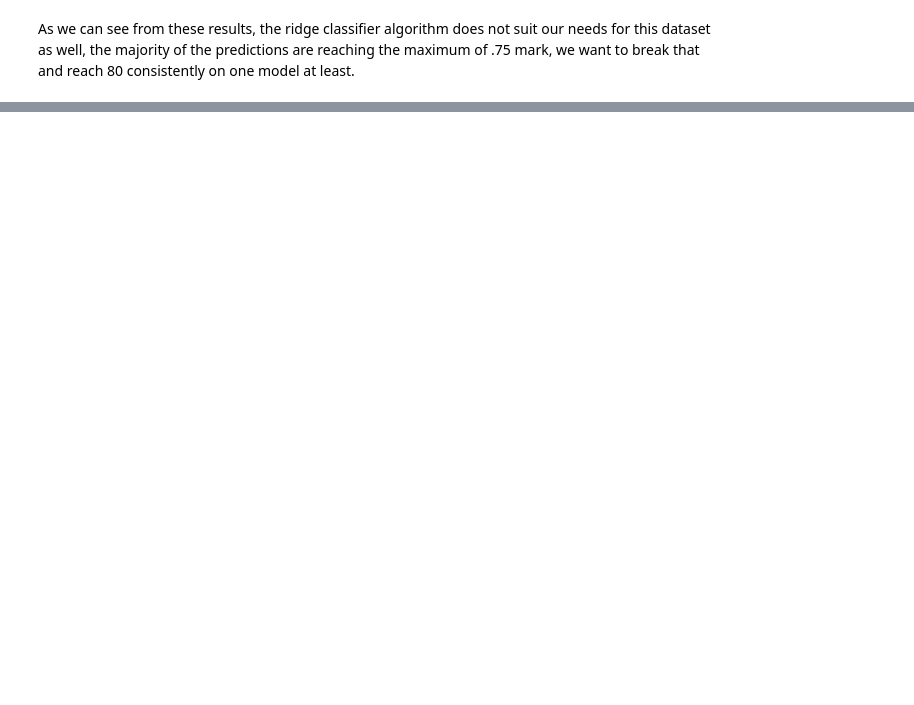
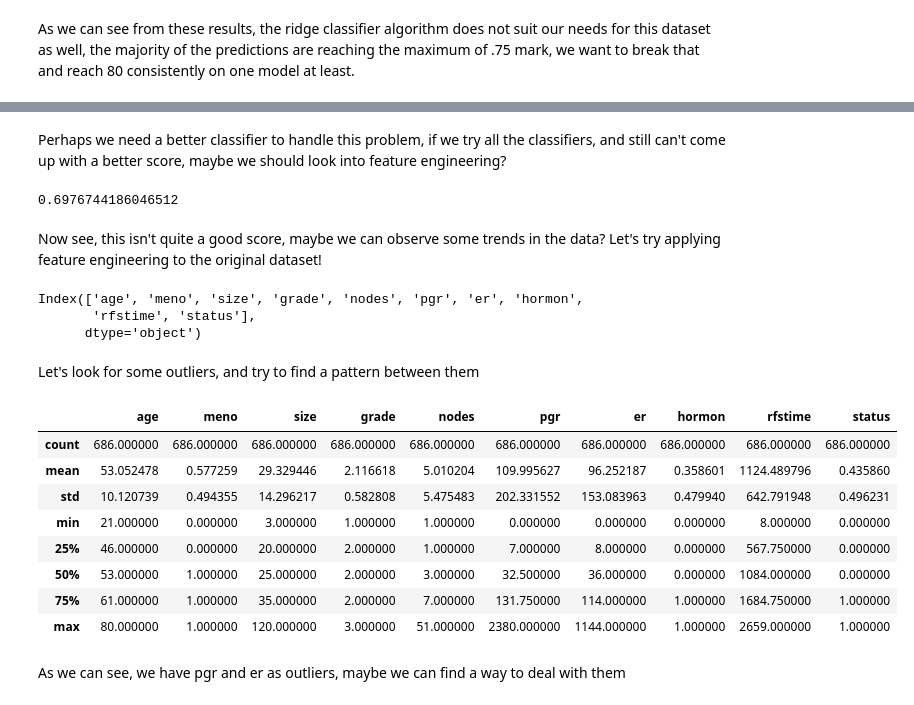
Before and after one commit to cthacker-udel/MLIntro, a Jupyter notebook: notebooks/breast_cancer/index.ipynb, the cells around one changed output, grey strips where cells are left out. Cells and saved outputs as stored; diff of their text form; code cells hidden in the pictures; blank space fills up the shorter version.

Commit message:
Added more model testing and outlier handling to the breast cancer model, still reaching ~70% score

```diff
--- a/notebooks/breast_cancer/index.ipynb
+++ b/notebooks/breast_cancer/index.ipynb
@@ -407,0 +406,39 @@ As we can see from these results, the ridge classifier algorithm does not suit o
+# %% [markdown]
+Perhaps we need a better classifier to handle this problem, if we try all the classifiers, and still can't come up with a better score, maybe we should look into feature engineering?
+# %%
+from sklearn.linear_model import SGDClassifier
+
+rc = SGDClassifier()
+
+rc.fit(s_train_x, s_train_y)
+
+rc.score(s_test_x, s_test_y)
+# %% [output]
+0.6976744186046512
+# %% [markdown]
+Now see, this isn't quite a good score, maybe we can observe some trends in the data? Let's try applying feature engineering to the original dataset!
+# %%
+# we can obviously drop the unnamed column and the pid column as they have no correlation to the actual data we are analyzing
+feat_engineering_data = breast_cancer_dataframe.copy().drop(columns=['Unnamed: 0', 'pid'])
+
+feat_engineering_data.columns
+# %% [output]
+Index(['age', 'meno', 'size', 'grade', 'nodes', 'pgr', 'er', 'hormon',
+       'rfstime', 'status'],
+      dtype='object')
+# %% [markdown]
+Let's look for some outliers, and try to find a pattern between them
+# %%
+feat_engineering_data.describe()
+# %% [output]
+|  | age | meno | size | grade | nodes | pgr | er | hormon | rfstime | status |
+| count | 686.000000 | 686.000000 | 686.000000 | 686.000000 | 686.000000 | 686.000000 | 686.000000 | 686.000000 | 686.000000 | 686.000000 |
+| mean | 53.052478 | 0.577259 | 29.329446 | 2.116618 | 5.010204 | 109.995627 | 96.252187 | 0.358601 | 1124.489796 | 0.435860 |
+| std | 10.120739 | 0.494355 | 14.296217 | 0.582808 | 5.475483 | 202.331552 | 153.083963 | 0.479940 | 642.791948 | 0.496231 |
+| min | 21.000000 | 0.000000 | 3.000000 | 1.000000 | 1.000000 | 0.000000 | 0.000000 | 0.000000 | 8.000000 | 0.000000 |
+| 25% | 46.000000 | 0.000000 | 20.000000 | 2.000000 | 1.000000 | 7.000000 | 8.000000 | 0.000000 | 567.750000 | 0.000000 |
+| 50% | 53.000000 | 1.000000 | 25.000000 | 2.000000 | 3.000000 | 32.500000 | 36.000000 | 0.000000 | 1084.000000 | 0.000000 |
+| 75% | 61.000000 | 1.000000 | 35.000000 | 2.000000 | 7.000000 | 131.750000 | 114.000000 | 1.000000 | 1684.750000 | 1.000000 |
+| max | 80.000000 | 1.000000 | 120.000000 | 3.000000 | 51.000000 | 2380.000000 | 1144.000000 | 1.000000 | 2659.000000 | 1.000000 |
+# %% [markdown]
+As we can see, we have pgr and er as outliers, maybe we can find a way to deal with them
```
Also changed, not shown: parts of 16 cells of this notebook.
